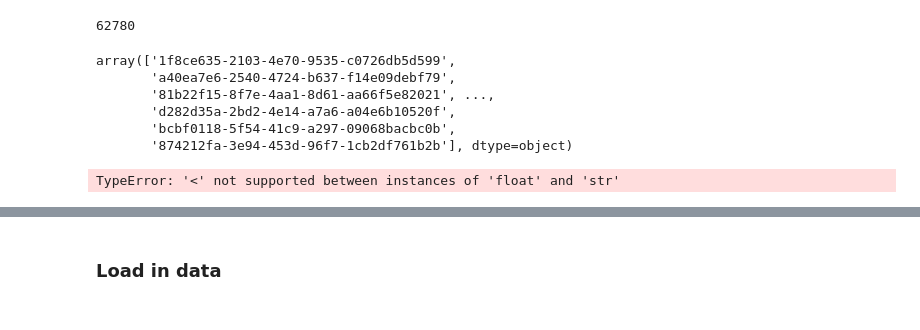
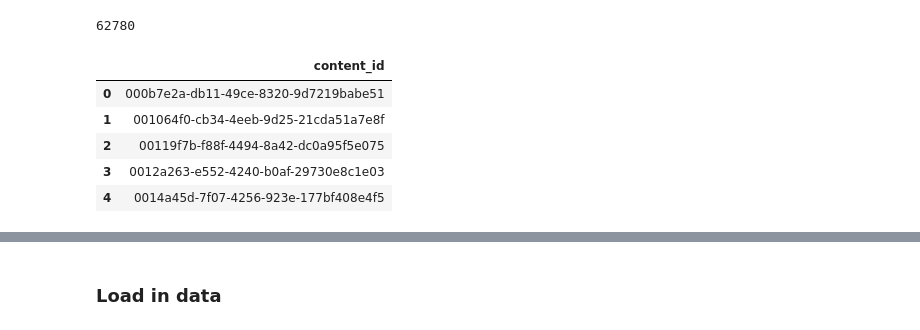
Before and after one commit to alphagov/govuk-taxonomy-supervised-learning, a Jupyter notebook: python/notebooks/ML_notebooks/CNN/evaluate_new_predictions.ipynb, the cells around one changed output, grey strips where cells are left out. Drawn from its saved outputs; the diff is of its cells as text; code cells hidden in the pictures.

Commit message:
Get df of residual untagged (~24,000) content items

```diff
--- a/python/notebooks/ML_notebooks/CNN/evaluate_new_predictions.ipynb
+++ b/python/notebooks/ML_notebooks/CNN/evaluate_new_predictions.ipynb
@@ -132,14 +132,17 @@ now_tagged = predictions_meta['content_id'].unique()
-# %%
-np.new_arrays['content_id']
-# %% [output]
-array(['1f8ce635-2103-4e70-9535-c0726db5d599',
-       'a40ea7e6-2540-4724-b637-f14e09debf79',
-       '81b22f15-8f7e-4aa1-8d61-aa66f5e82021', ...,
-       'd282d35a-2bd2-4e14-a7a6-a04e6b10520f',
-       'bcbf0118-5f54-41c9-a297-09068bacbc0b',
-       '874212fa-3e94-453d-96f7-1cb2df761b2b'], dtype=object)
+# %%
+all_content = newprob_by_id['content_id'].astype(str)
 # %%
-no_predictions = np.setdiff1d(new_arrays['content_id'], now_tagged)
-no_predictions
+no_predictions = np.setdiff1d(all_content, now_tagged)
-# %% [output]
-TypeError: '<' not supported between instances of 'float' and 'str'
+# %%
+no_predictions = pd.DataFrame(no_predictions)
+# %%
+no_predictions.columns = ['content_id']
+# %%
+no_predictions.head()
+# %% [output]
+|  | content_id |
+| 0 | 000b7e2a-db11-49ce-8320-9d7219babe51 |
+| 1 | 001064f0-cb34-4eeb-9d25-21cda51a7e8f |
+| 2 | 00119f7b-f88f-4494-8a42-dc0a95f5e075 |
+| 3 | 0012a263-e552-4240-b0af-29730e8c1e03 |
+| 4 | 0014a45d-7f07-4256-923e-177bf408e4f5 |
```
Also changed, not shown: parts of 3 cells of this notebook.
